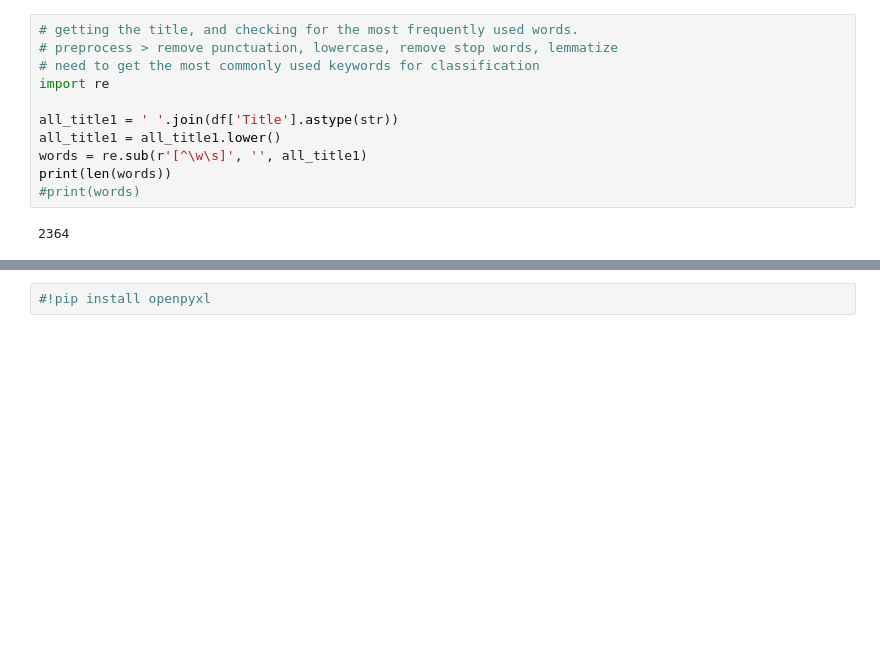
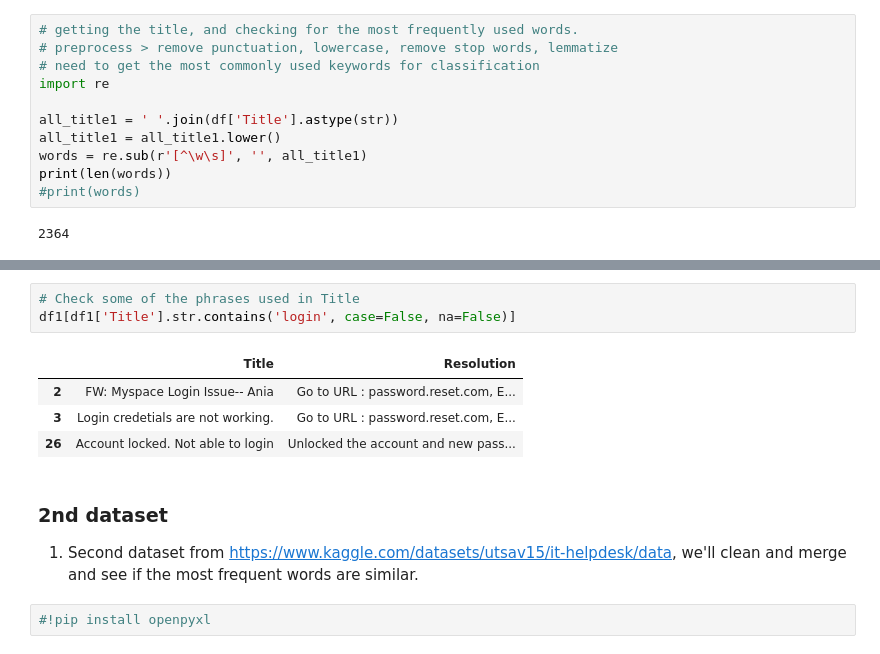
Before and after one commit to coconut808/ML-AI, a Jupyter notebook: capstone/initial_report/eda.ipynb, the cells around one changed output, grey strips where cells are left out. Cells and saved outputs as stored; diff of their text form; blank space fills up the shorter version.

```diff
--- a/capstone/initial_report/eda.ipynb
+++ b/capstone/initial_report/eda.ipynb
@@ -85,3 +111,14 @@ print(fdist.most_common(20))
+# %%
+# Check some of the phrases used in Title
+df1[df1['Title'].str.contains('login', case=False, na=False)]
+# %% [output]
+|  | Title | Resolution |
+| 2 | FW: Myspace Login Issue-- Ania | Go to URL : password.reset.com, E... |
+| 3 | Login credetials are not working. | Go to URL : password.reset.com, E... |
+| 26 | Account locked. Not able to login | Unlocked the account and new pass... |
+# %% [markdown]
+### 2nd dataset
+1. Second dataset from [https://www.kaggle.com/datasets/utsav15/it-helpdesk/data](https://www.kaggle.com/datasets/utsav15/it-helpdesk/data), we'll clean and merge and see if the most frequent words are similar.
 # %%
 #!pip install openpyxl
 # %%
```
Also changed, not shown: parts of 24 cells of this notebook, 3 other files.
